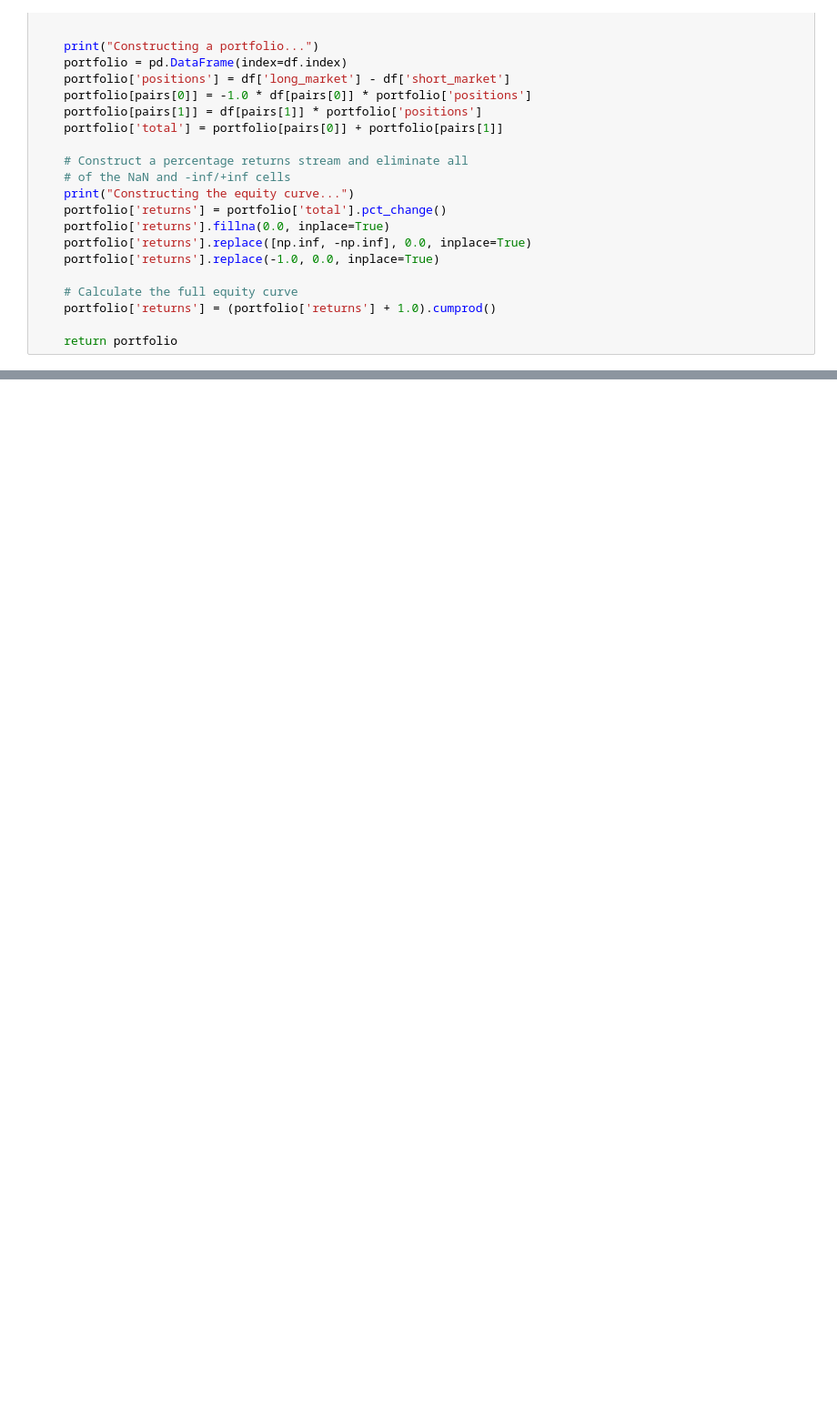
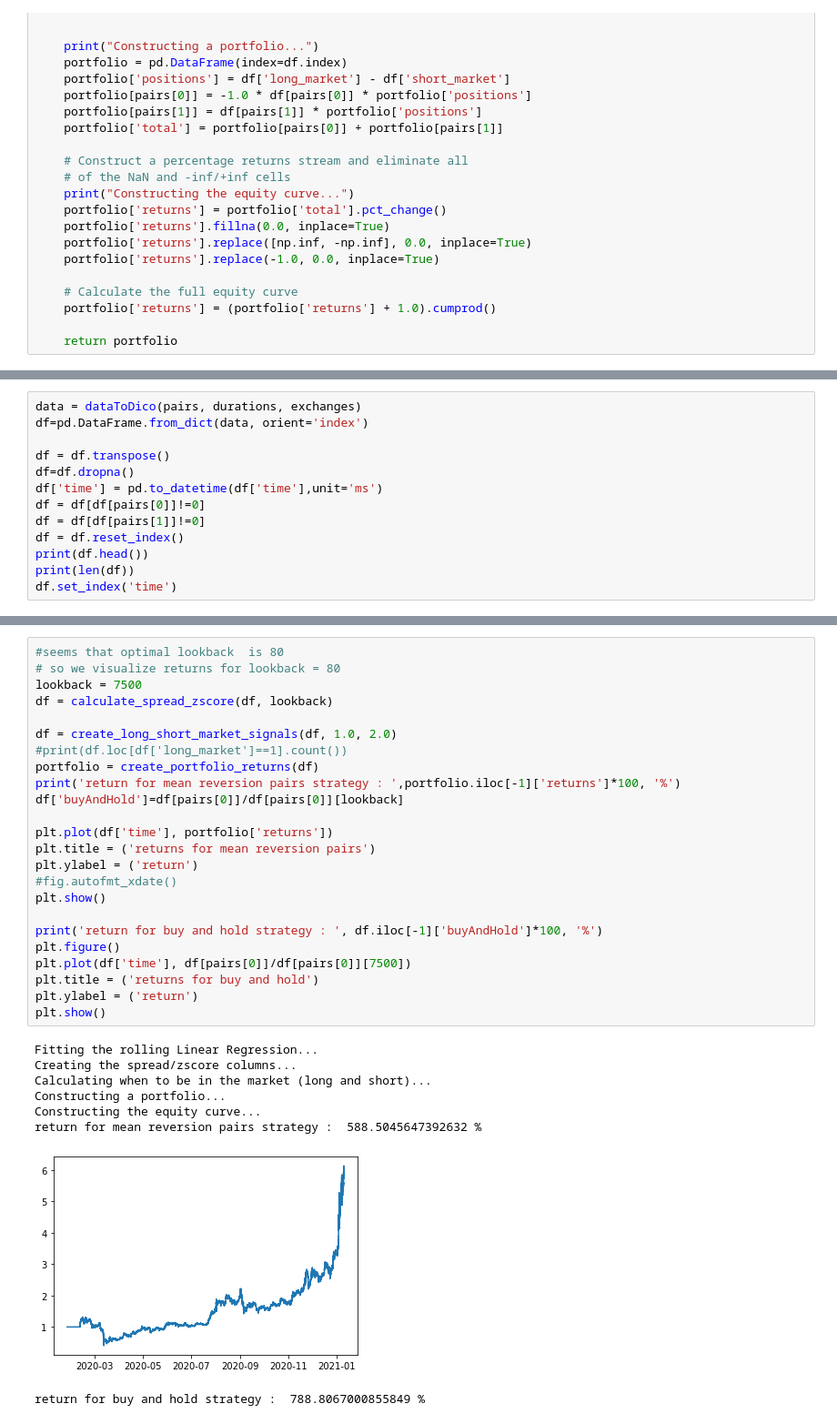
Before and after one commit to matthieudeReynal/PI2A5-CryptoCurrenciesTrading, a Jupyter notebook: MRPair.ipynb, the cells around one changed output, grey strips where cells are left out. Shown: that part at 91% size. Cells and saved outputs as stored; diff of their text form; blank space fills up the shorter version.

```diff
--- a/MRPair.ipynb
+++ b/MRPair.ipynb
@@ -302,0 +201,13 @@ data = np.array(prices);
+# %%
+data = dataToDico(pairs, durations, exchanges)
+df=pd.DataFrame.from_dict(data, orient='index')
+
+df = df.transpose()
+df=df.dropna()
+df['time'] = pd.to_datetime(df['time'],unit='ms')
+df = df[df[pairs[0]]!=0]
+df = df[df[pairs[1]]!=0]
+df = df.reset_index()
+print(df.head())
+print(len(df))
+df.set_index('time')
@@ -302,0 +238,33 @@ data = np.array(prices);
+# %%
+#seems that optimal lookback  is 80
+# so we visualize returns for lookback = 80
+lookback = 7500
+df = calculate_spread_zscore(df, lookback)
+
+df = create_long_short_market_signals(df, 1.0, 2.0)
+#print(df.loc[df['long_market']==1].count())
+portfolio = create_portfolio_returns(df)
+print('return for mean reversion pairs strategy : ',portfolio.iloc[-1]['returns']*100, '%')
+df['buyAndHold']=df[pairs[0]]/df[pairs[0]][lookback]
+
+plt.plot(df['time'], portfolio['returns'])
+plt.title = ('returns for mean reversion pairs')
+plt.ylabel = ('return')
+#fig.autofmt_xdate()
+plt.show()
+
+print('return for buy and hold strategy : ', df.iloc[-1]['buyAndHold']*100, '%')
+plt.figure()
+plt.plot(df['time'], df[pairs[0]]/df[pairs[0]][7500])
+plt.title = ('returns for buy and hold')
+plt.ylabel = ('return')
+plt.show()
+# %% [output]
+Fitting the rolling Linear Regression...
+Creating the spread/zscore columns...
+Calculating when to be in the market (long and short)...
+Constructing a portfolio...
+Constructing the equity curve...
+return for mean reversion pairs strategy :  588.5045647392632 %
+[figure, added]
+return for buy and hold strategy :  788.8067000855849 %
```
Also changed, not shown: parts of 8 cells of this notebook, 1 other file.
